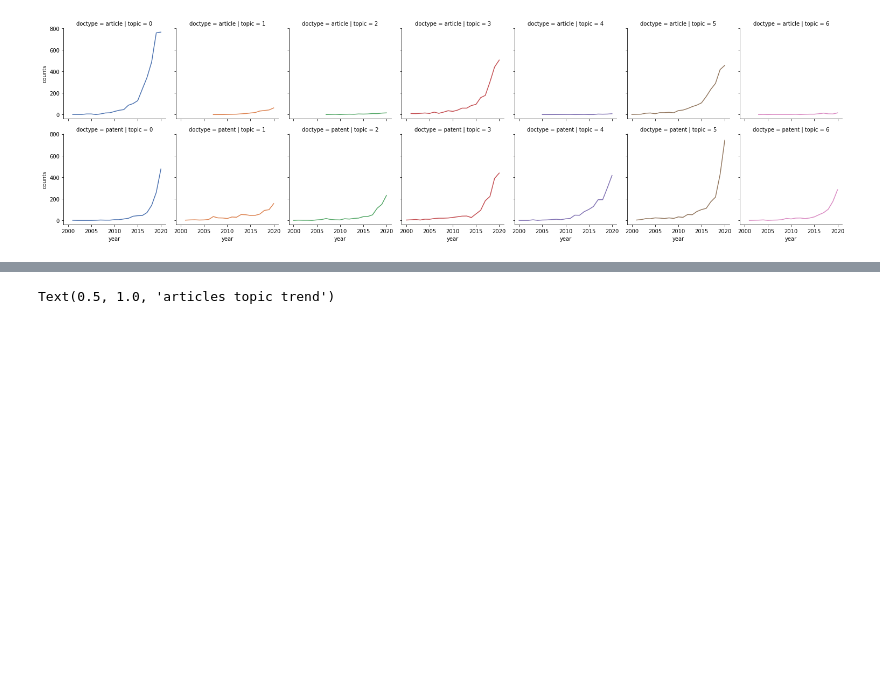
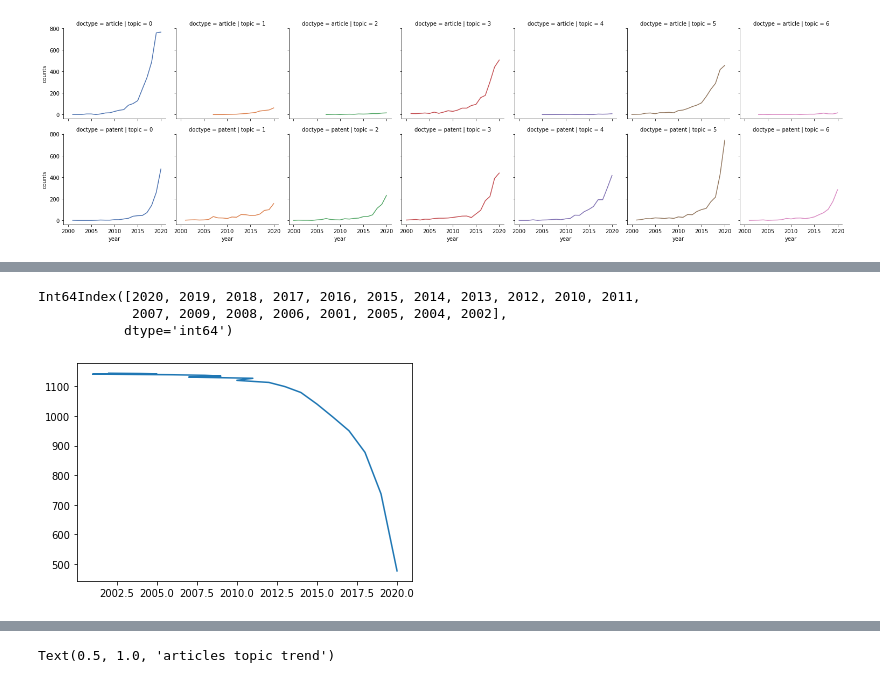
Before and after one commit to carloalbe/SCI-project, a Jupyter notebook: code/Trend analysis.ipynb, the cells around one changed output, grey strips where cells are left out. Saved outputs shown, nothing was run; the diff lists cells and outputs as text; code cells hidden in the pictures; blank space fills up the shorter version.

```diff
--- a/code/Trend analysis.ipynb
+++ b/code/Trend analysis.ipynb
@@ -127,0 +189,10 @@ g.map(sns.lineplot,'year','counts')
+# %%
+print(keys)
+# %% [output]
+Int64Index([2020, 2019, 2018, 2017, 2016, 2015, 2014, 2013, 2012, 2010, 2011,
+            2007, 2009, 2008, 2006, 2001, 2005, 2004, 2002],
+           dtype='int64')
+# %%
+plot_trend(patents, patents[(patents['topic']==0)&(patents['year']>2000)&(patents['year']<2021)]['year'])
+# %% [output]
+[figure, added]
```
Also changed, not shown: parts of 10 cells of this notebook, 11 other files.
